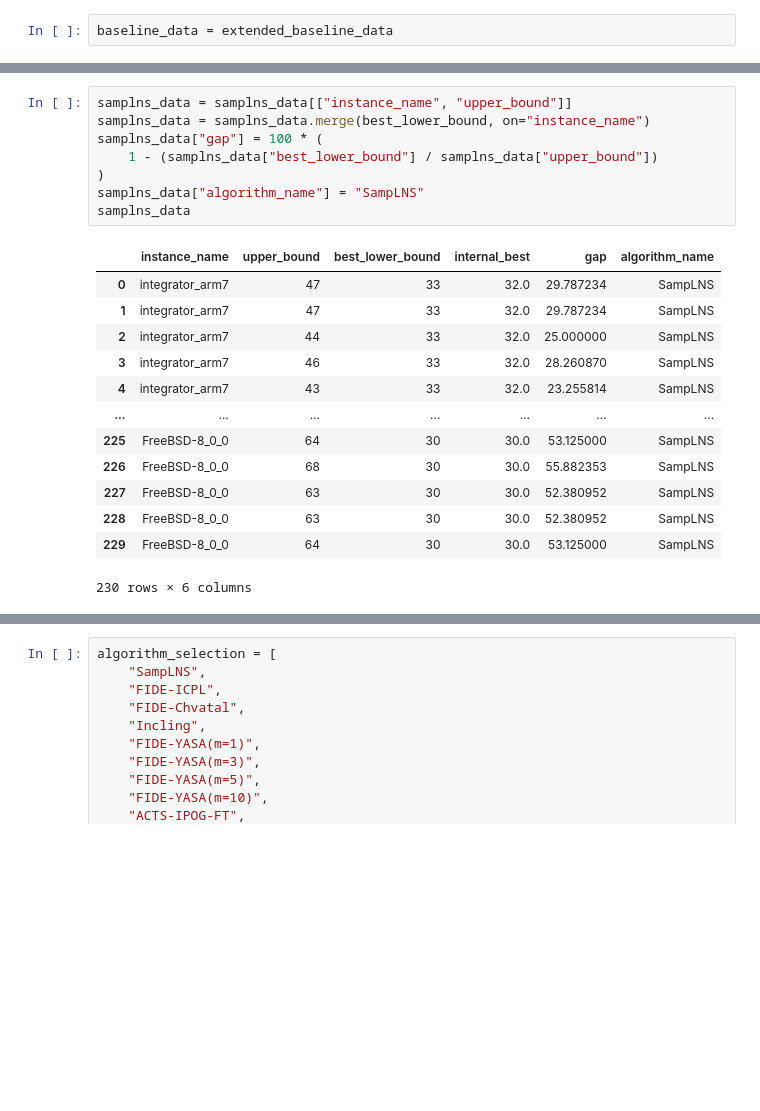
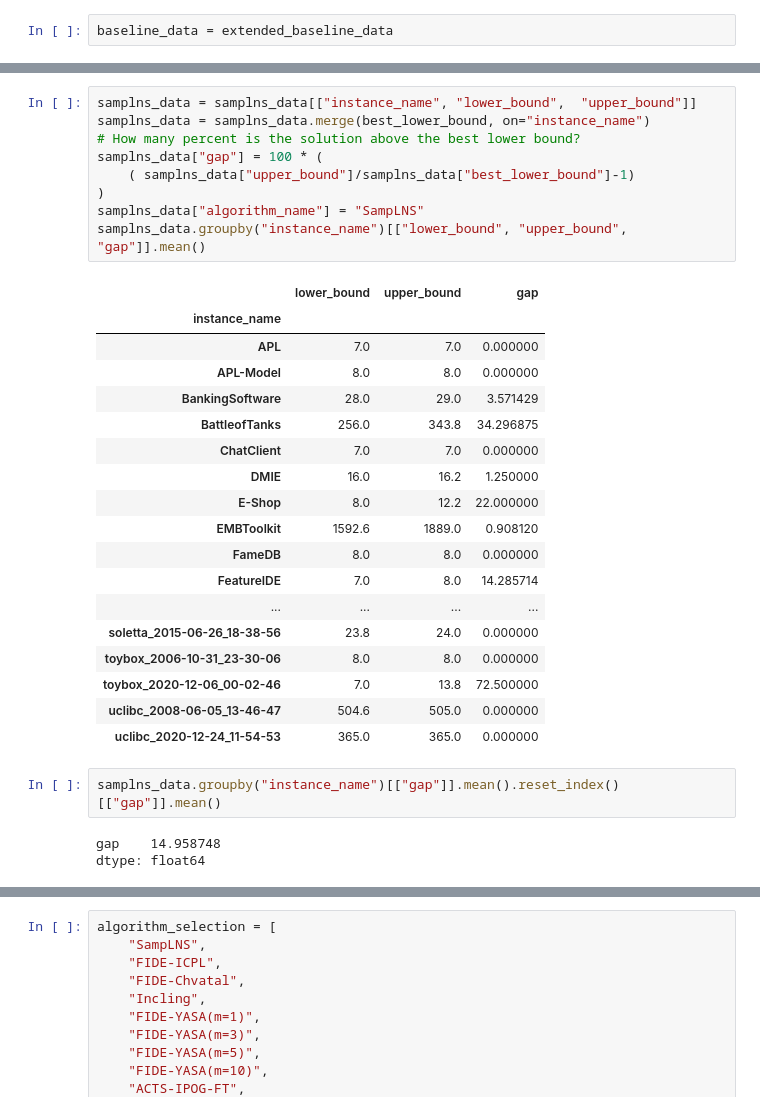
Before and after one commit to tubs-alg/SampLNS, a Jupyter notebook: evaluation/01_samplns_2023-08-19/07_lower_bound_gap.ipynb, the cells around one changed output, grey strips where cells are left out. Saved outputs shown, nothing was run; the diff lists cells and outputs as text; blank space fills up the shorter version.

```diff
--- a/evaluation/01_samplns_2023-08-19/07_lower_bound_gap.ipynb
+++ b/evaluation/01_samplns_2023-08-19/07_lower_bound_gap.ipynb
@@ -109,27 +107,38 @@ best_lower_bound
 | 44 | uclibc_2008-06-05_13-46-47 | 505 | 505.0 |
 | 45 | uclibc_2020-12-24_11-54-53 | 365 | 365.0 |
 # %%
-samplns_data = samplns_data[["instance_name", "upper_bound"]]
+samplns_data = samplns_data[["instance_name", "lower_bound",  "upper_bound"]]
 samplns_data = samplns_data.merge(best_lower_bound, on="instance_name")
+# How many percent is the solution above the best lower bound?
 samplns_data["gap"] = 100 * (
-    1 - (samplns_data["best_lower_bound"] / samplns_data["upper_bound"])
+    ( samplns_data["upper_bound"]/samplns_data["best_lower_bound"]-1)
 )
 samplns_data["algorithm_name"] = "SampLNS"
-samplns_data
+samplns_data.groupby("instance_name")[["lower_bound", "upper_bound", "gap"]].mean()
 # %% [output]
-|  | instance_name | upper_bound | best_lower_bound | internal_best | gap | algorithm_name |
-| 0 | integrator_arm7 | 47 | 33 | 32.0 | 29.787234 | SampLNS |
-| 1 | integrator_arm7 | 47 | 33 | 32.0 | 29.787234 | SampLNS |
-| 2 | integrator_arm7 | 44 | 33 | 32.0 | 25.000000 | SampLNS |
-| 3 | integrator_arm7 | 46 | 33 | 32.0 | 28.260870 | SampLNS |
-| 4 | integrator_arm7 | 43 | 33 | 32.0 | 23.255814 | SampLNS |
-| ... | ... | ... | ... | ... | ... | ... |
-| 225 | FreeBSD-8_0_0 | 64 | 30 | 30.0 | 53.125000 | SampLNS |
-| 226 | FreeBSD-8_0_0 | 68 | 30 | 30.0 | 55.882353 | SampLNS |
-| 227 | FreeBSD-8_0_0 | 63 | 30 | 30.0 | 52.380952 | SampLNS |
-| 228 | FreeBSD-8_0_0 | 63 | 30 | 30.0 | 52.380952 | SampLNS |
-| 229 | FreeBSD-8_0_0 | 64 | 30 | 30.0 | 53.125000 | SampLNS |
+|  | lower_bound | upper_bound | gap |
+| instance_name |  |  |  |
+| APL | 7.0 | 7.0 | 0.000000 |
+| APL-Model | 8.0 | 8.0 | 0.000000 |
+| BankingSoftware | 28.0 | 29.0 | 3.571429 |
+| BattleofTanks | 256.0 | 343.8 | 34.296875 |
+| ChatClient | 7.0 | 7.0 | 0.000000 |
+| DMIE | 16.0 | 16.2 | 1.250000 |
+| E-Shop | 8.0 | 12.2 | 22.000000 |
+| EMBToolkit | 1592.6 | 1889.0 | 0.908120 |
+| FameDB | 8.0 | 8.0 | 0.000000 |
+| FeatureIDE | 7.0 | 8.0 | 14.285714 |
+| ... | ... | ... | ... |
+| soletta_2015-06-26_18-38-56 | 23.8 | 24.0 | 0.000000 |
+| toybox_2006-10-31_23-30-06 | 8.0 | 8.0 | 0.000000 |
+| toybox_2020-12-06_00-02-46 | 7.0 | 13.8 | 72.500000 |
+| uclibc_2008-06-05_13-46-47 | 504.6 | 505.0 | 0.000000 |
+| uclibc_2020-12-24_11-54-53 | 365.0 | 365.0 | 0.000000 |
-230 rows × 6 columns
+# %%
+samplns_data.groupby("instance_name")[["gap"]].mean().reset_index()[["gap"]].mean()
+# %% [output]
+gap    14.958748
+dtype: float64
 # %%
 baseline_data = baseline_data[
     ["instance_name", "sample_size", "baseline_alg", "baseline_alg_conf"]
```
Also changed, not shown: parts of 14 cells of this notebook, 2 other files.
